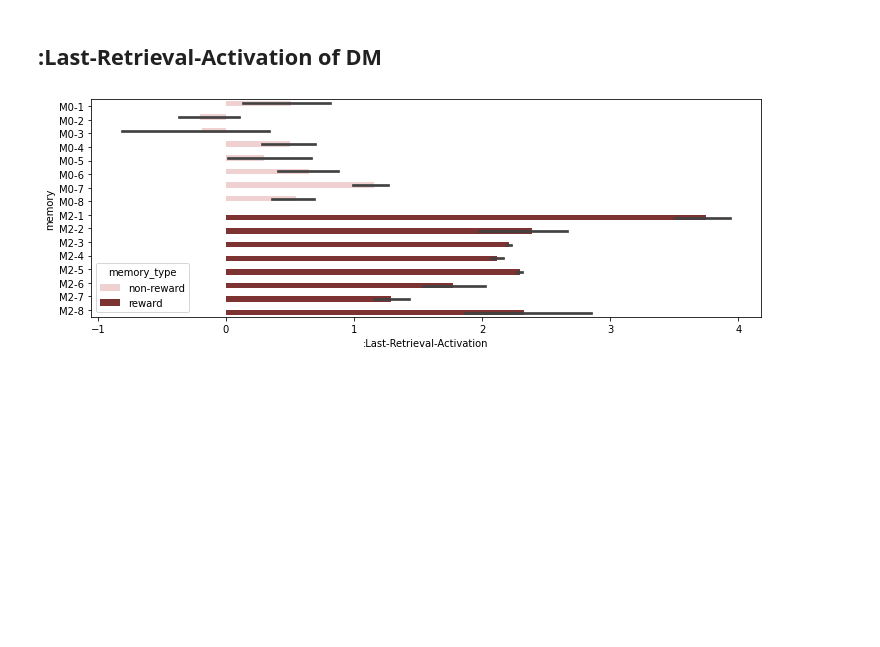
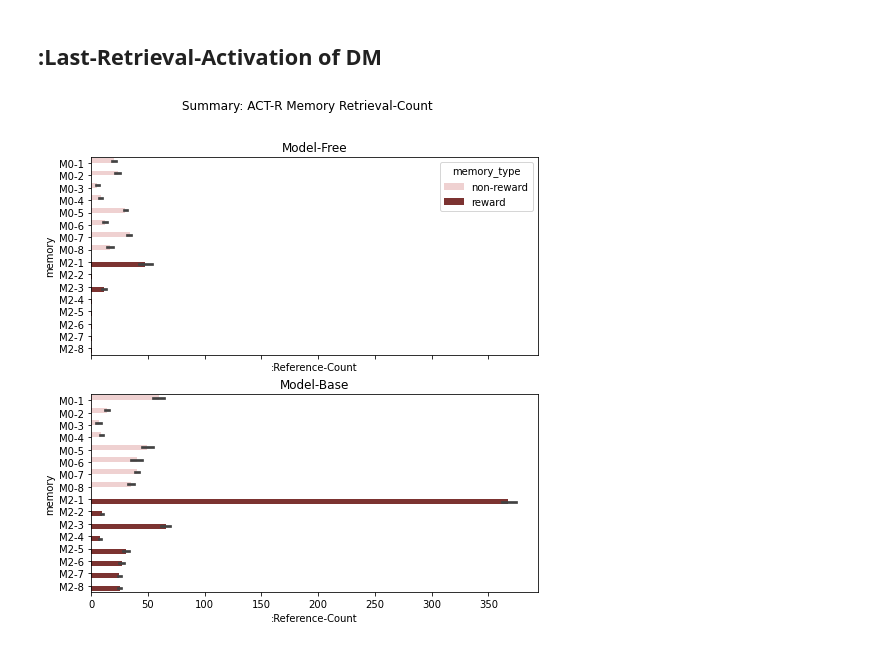
Before and after one commit to yangyuxue2333/ACTR-MarkovTask, a Jupyter notebook: analysis/compare_models.ipynb, the cells around one changed output. Cells and saved outputs as stored; diff of their text form; code cells hidden in the pictures; blank space fills up the shorter version.

Commit message:
update plots

```diff
--- a/analysis/compare_models.ipynb
+++ b/analysis/compare_models.ipynb
@@ -210,7 +210,15 @@ plt.show()
 # %% [markdown]
 ## :Last-Retrieval-Activation of DM
 # %%
-fig, ax = plt.subplots(figsize=(12,4))
-ax = sns.barplot(data = df2_atrace[df1_atrace['index_bin'] == 9], x=':Last-Retrieval-Activation', y='memory', hue='memory_type', palette=reward_palette1)
+fig, (ax1, ax2) = plt.subplots(2,1,figsize=(8,8), sharex=True, sharey=True)
+fig.suptitle('Summary: ACT-R Memory Retrieval-Count')
+
+sns.barplot(data = df1_atrace[df1_atrace['index_bin'] == 9], x=':Reference-Count', y='memory', hue='memory_type', palette=reward_palette1, ax=ax1)
+sns.barplot(data = df2_atrace[df2_atrace['index_bin'] == 9], x=':Reference-Count', y='memory', hue='memory_type', palette=reward_palette1, ax=ax2)
+
+ax1.set_title('Model-Free')
+ax2.set_title('Model-Base')
+ax2.legend_.remove()
+plt.show()
 # %% [output]
-[figure, old version]
+[figure, new version]
```
